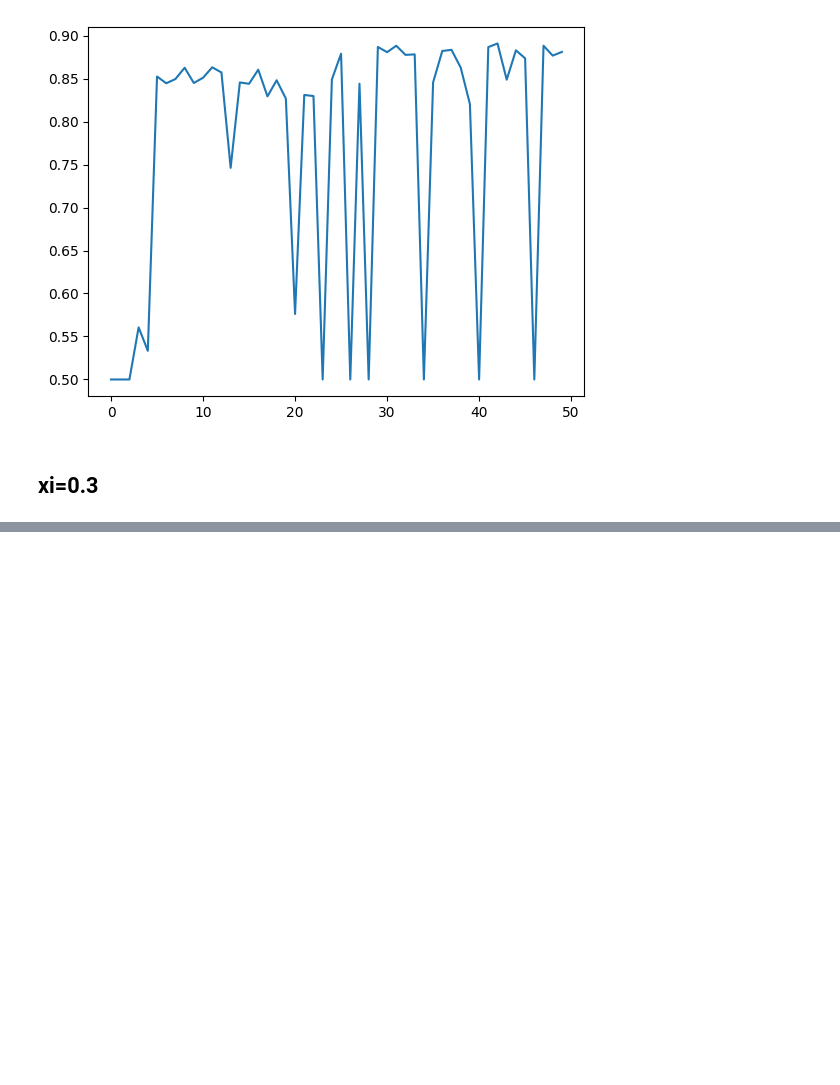
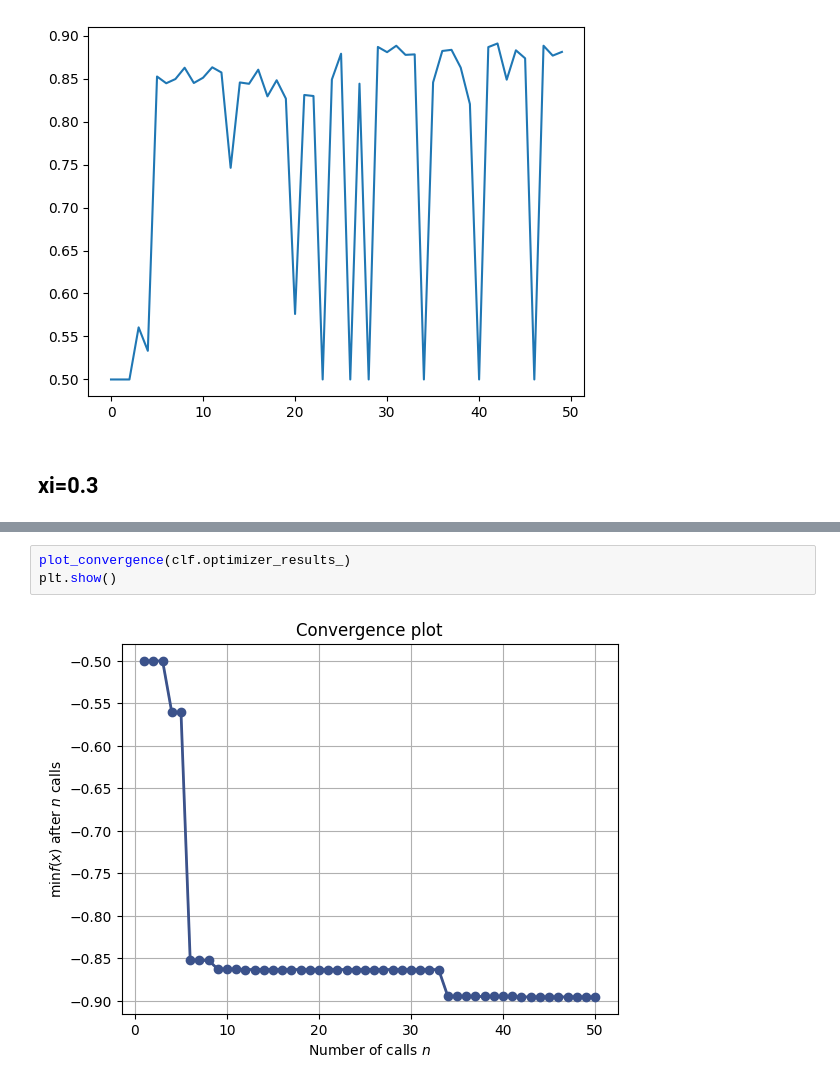
Before and after one commit to antbartash/australian_rain, a Jupyter notebook: BayesianOptimization_skopt.ipynb, the cells around one changed output, grey strips where cells are left out. Drawn from its saved outputs; the diff is of its cells as text; blank space fills up the shorter version.

```diff
--- a/BayesianOptimization_skopt.ipynb
+++ b/BayesianOptimization_skopt.ipynb
@@ -237,0 +333,5 @@ Fitting 3 folds for each of 1 candidates, totalling 3 fits
+# %%
+plot_convergence(clf.optimizer_results_)
+plt.show()
+# %% [output]
+[figure, added]
```
Also changed, not shown: parts of 8 cells of this notebook.
